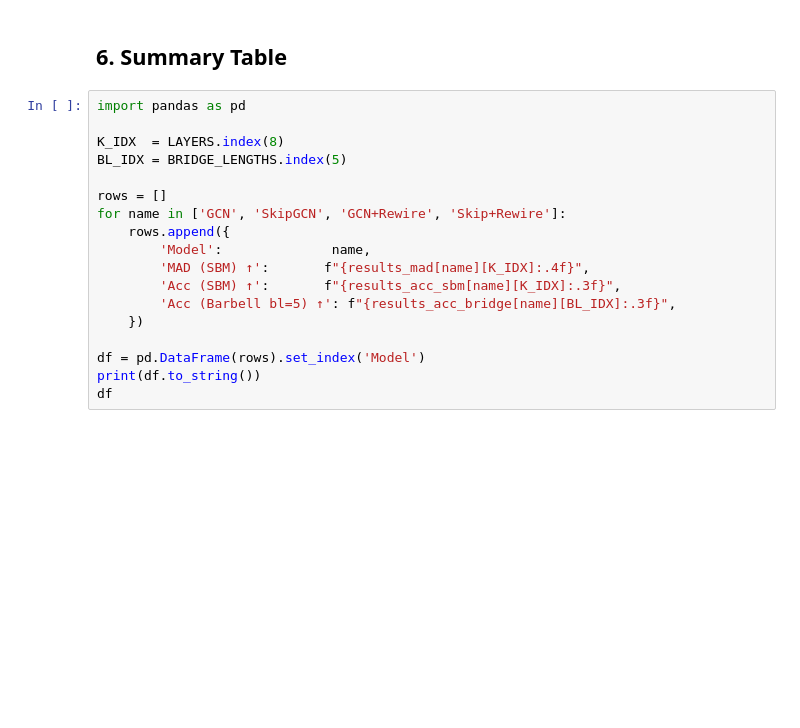
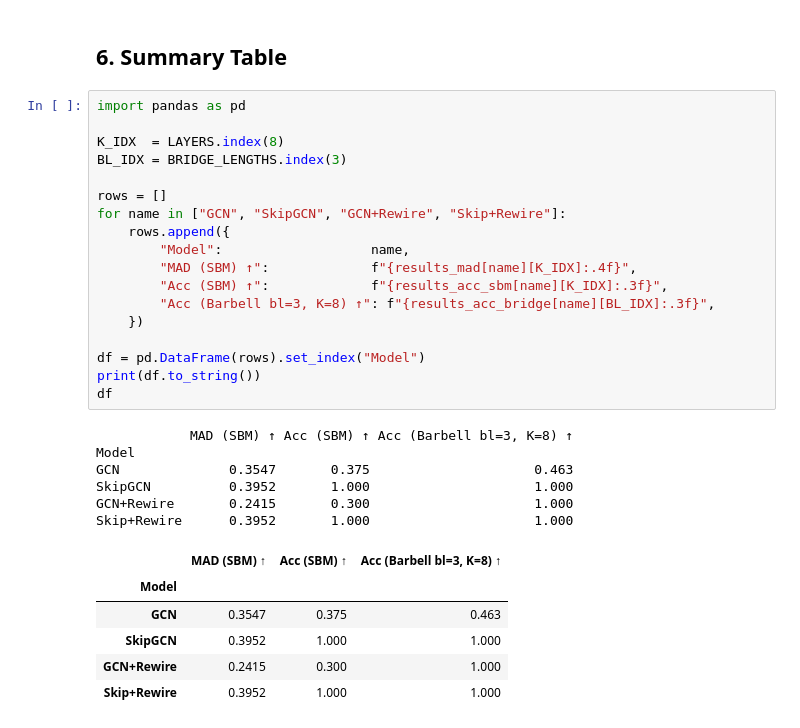
Before and after one commit to NicoReit54/Graph_Representation_Learning_Miniproject, a Jupyter notebook: experiments.ipynb, the cells around one changed output. Saved outputs shown, nothing was run; the diff lists cells and outputs as text; blank space fills up the shorter version.

```diff
--- a/experiments.ipynb
+++ b/experiments.ipynb
@@ -296,18 +412,31 @@ plt.show()
 # %%
 import pandas as pd
 
 K_IDX  = LAYERS.index(8)
-BL_IDX = BRIDGE_LENGTHS.index(5)
+BL_IDX = BRIDGE_LENGTHS.index(3)
 
 rows = []
-for name in ['GCN', 'SkipGCN', 'GCN+Rewire', 'Skip+Rewire']:
+for name in ["GCN", "SkipGCN", "GCN+Rewire", "Skip+Rewire"]:
     rows.append({
-        'Model':              name,
-        'MAD (SBM) ↑':       f"{results_mad[name][K_IDX]:.4f}",
-        'Acc (SBM) ↑':       f"{results_acc_sbm[name][K_IDX]:.3f}",
-        'Acc (Barbell bl=5) ↑': f"{results_acc_bridge[name][BL_IDX]:.3f}",
+        "Model":                   name,
+        "MAD (SBM) ↑":             f"{results_mad[name][K_IDX]:.4f}",
+        "Acc (SBM) ↑":             f"{results_acc_sbm[name][K_IDX]:.3f}",
+        "Acc (Barbell bl=3, K=8) ↑": f"{results_acc_bridge[name][BL_IDX]:.3f}",
     })
 
-df = pd.DataFrame(rows).set_index('Model')
+df = pd.DataFrame(rows).set_index("Model")
 print(df.to_string())
 df
+# %% [output]
+            MAD (SBM) ↑ Acc (SBM) ↑ Acc (Barbell bl=3, K=8) ↑
+Model
+GCN              0.3547       0.375                     0.463
+SkipGCN          0.3952       1.000                     1.000
+GCN+Rewire       0.2415       0.300                     1.000
+Skip+Rewire      0.3952       1.000                     1.000
+|  | MAD (SBM) ↑ | Acc (SBM) ↑ | Acc (Barbell bl=3, K=8) ↑ |
+| Model |  |  |  |
+| GCN | 0.3547 | 0.375 | 0.463 |
+| SkipGCN | 0.3952 | 1.000 | 1.000 |
+| GCN+Rewire | 0.2415 | 0.300 | 1.000 |
+| Skip+Rewire | 0.3952 | 1.000 | 1.000 |
```
Also changed, not shown: parts of 15 cells of this notebook, 8 other files.
